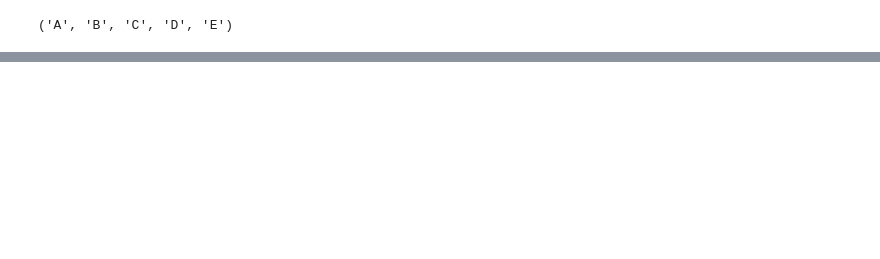
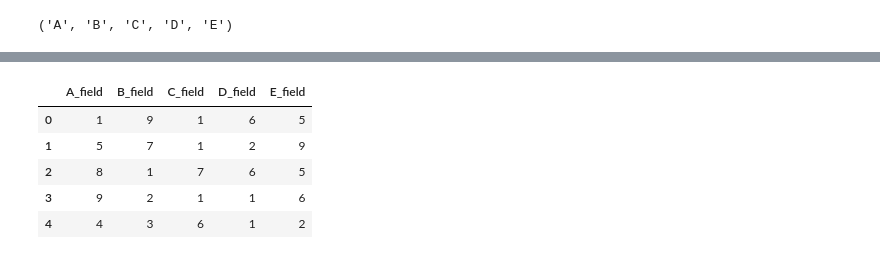
Before and after one commit to AndreasLumbanGaol/belajar_pandas, a Jupyter notebook: pandas_tricks_01.ipynb, the cells around one changed output, grey strips where cells are left out. Drawn from its saved outputs; the diff is of its cells as text; code cells hidden in the pictures; blank space fills up the shorter version.

```diff
--- a/pandas_tricks_01.ipynb
+++ b/pandas_tricks_01.ipynb
@@ -36,0 +37,9 @@ df.add_prefix('kolom_')
+# %%
+df.add_suffix('_field')
+# %% [output]
+|  | A_field | B_field | C_field | D_field | E_field |
+| 0 | 1 | 9 | 1 | 6 | 5 |
+| 1 | 5 | 7 | 1 | 2 | 9 |
+| 2 | 8 | 1 | 7 | 6 | 5 |
+| 3 | 9 | 2 | 1 | 1 | 6 |
+| 4 | 4 | 3 | 6 | 1 | 2 |
```
Also changed, not shown: parts of 19 cells of this notebook.
